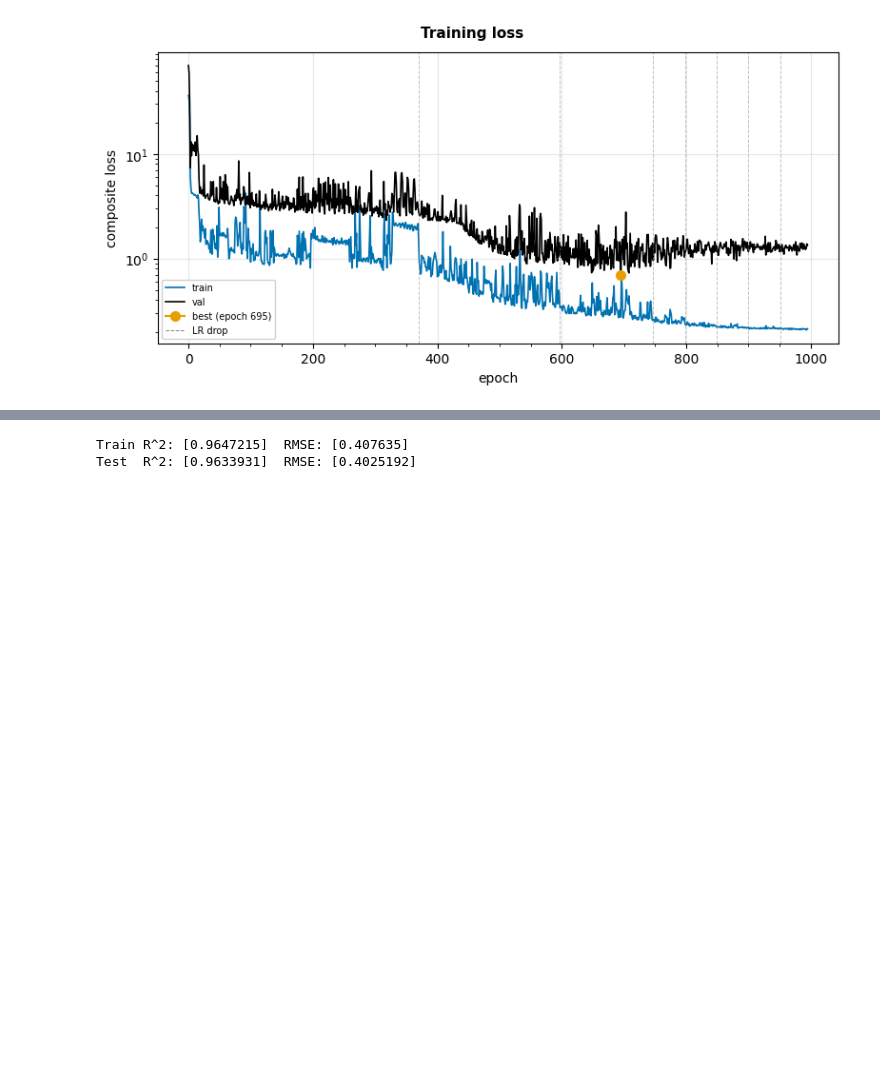
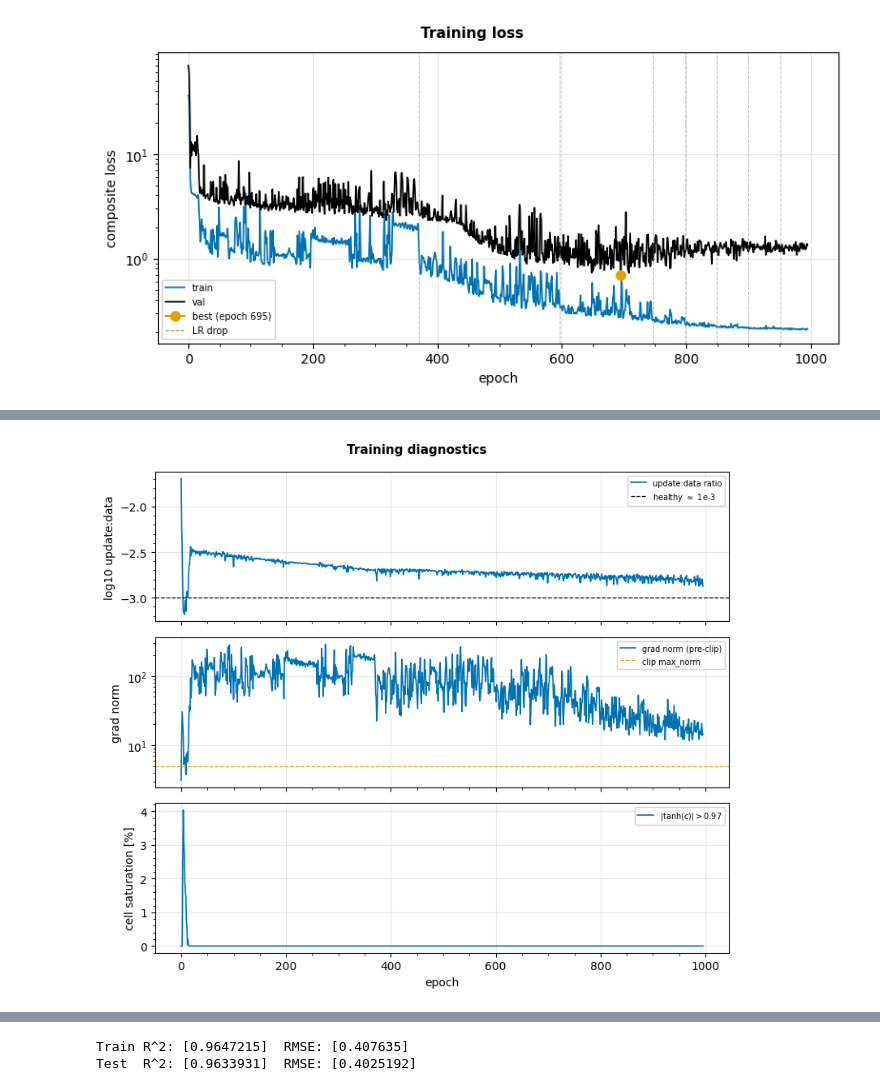
Before and after one commit to hzdr/neural-mpcx, a Jupyter notebook: examples/Cascaded_Two_Tank_System/lstm_training.ipynb, the cells around one changed output, grey strips where cells are left out. Saved outputs shown, nothing was run; the diff lists cells and outputs as text; code cells hidden in the pictures; blank space fills up the shorter version.

```diff
--- a/examples/Cascaded_Two_Tank_System/lstm_training.ipynb
+++ b/examples/Cascaded_Two_Tank_System/lstm_training.ipynb
@@ -231,0 +247,8 @@ else:
+# %%
+if history is not None:
+    lt.plot_diagnostics(history)
+    plt.show()
+else:
+    print("RUN_TRAINING is False — no diagnostics to show.")
+# %% [output]
+[figure, added]
```
Also changed, not shown: parts of 14 cells of this notebook, 2 other files.
